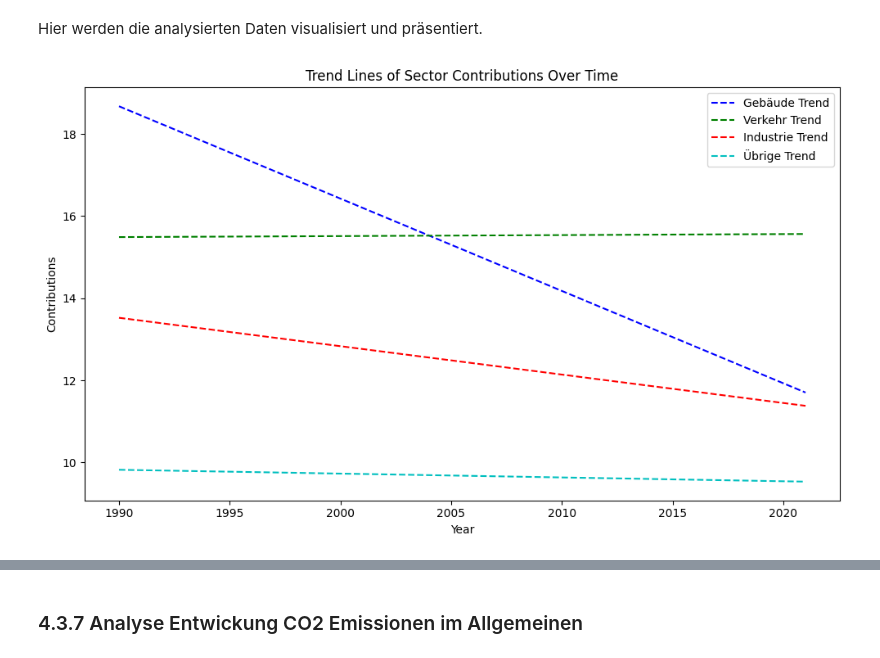
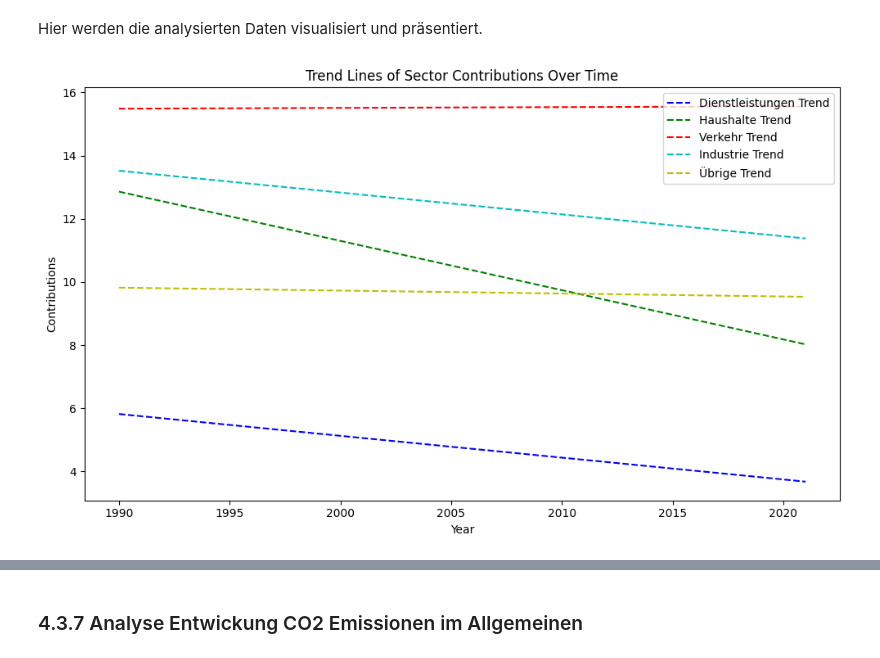
Before and after one commit to michaelzimmermannstudhslu/BINA_2024_energy_research, a Jupyter notebook: bina_casestudy_adhumezi.ipynb, the cells around one changed output, grey strips where cells are left out. Cells and saved outputs as stored; diff of their text form; code cells hidden in the pictures.

```diff
--- a/bina_casestudy_adhumezi.ipynb
+++ b/bina_casestudy_adhumezi.ipynb
@@ -384,0 +502,11 @@ RangeIndex(start=0, stop=32, step=1)
+# %%
+# Versuch, die CO2-Emissionsdaten nach Sektoren aus einer CSV-Datei zu laden und zu inspizieren. Die Funktion 'load_and_inspect_data'
+# wird aufgerufen mit den Informationen, die in 'CO2Ausstoss_Sektoren_file_info' gespeichert sind. Diese Informationen beinhalten
+# den Dateinamen und die erwarteten Spalten, in diesem Fall 'Jahr', welche die jährlichen Daten zu den CO2-Emissionen nach verschiedenen Sektoren enthält.
+# Die Funktion überprüft, ob die Spalte 'Jahr' im DataFrame vorhanden ist und ob sie eindeutige Werte enthält.
+# Falls während des Ladeprozesses ein Fehler auftritt, wie zum Beispiel das Fehlen der erwarteten Spalte, wird eine ValueError-Ausnahme
+# ausgelöst und die entsprechende Fehlermeldung wird ausgegeben.
+try:
+    CO2Ausstoss_Sektoren = load_and_inspect_data(CO2Ausstoss_Sektoren_file_info)
+except ValueError as e:
+    print(e)
@@ -452,13 +598,14 @@ CO2_SCHEMA = Schema([
 # Definition des Schemas für CO2-Emissionsdaten über verschiedene Sektoren hinweg
 CO2_SECTOR_SCHEMA = Schema([
     Column('Jahr', [CanConvertValidation(int), InRangeValidation(1980, 2024)]),
-    Column('Gebäude', [CanConvertValidation(float), InRangeValidation(0, float('inf'))]),
+    Column('Dienstleistungen', [CanConvertValidation(float), InRangeValidation(0, float('inf'))]),
+    Column('Haushalte', [CanConvertValidation(float), InRangeValidation(0, float('inf'))]),
     Column('Verkehr', [CanConvertValidation(float), InRangeValidation(0, float('inf'))]),
     Column('Industrie', [CanConvertValidation(float), InRangeValidation(0, float('inf'))]),
     Column('Übrige', [CanConvertValidation(float), InRangeValidation(0, float('inf'))])
 ])
 
-def validate_and_clean_dataframe(df, schema):
+def validate_and_clean_dataframe(df: pd.DataFrame, schema: Schema):
     """
     Überprüft und bereinigt einen DataFrame basierend auf einem gegebenen Schema. Entfernt Spalten, die nicht im Schema definiert sind.
 
@@ -494,3 +641,22 @@ def validate_dataframe(df: pd.DataFrame, schema: Schema):
         raise ValueError(f"Validation errors occurred:\n{error_messages}")  # Wirf eine Ausnahme mit allen Fehlermeldungen
     else:
         print("Alle Daten sind gültig.")  # Bestätigung, dass alle Daten gültig sind, wenn keine Fehler gefunden wurden
+
+def report_nan_values(df):
+  """
+  Erstellt einen Bericht über NaN-Werte in einem DataFrame und gibt den gesamten Eintrag für jede Zeile mit NaN-Werten aus.
+
+  Parameter:
+  df (pd.DataFrame): Der DataFrame, der überprüft werden soll.
+
+  Rückgabe:
+  None
+  """
+  nan_rows = df[df.isnull().any(axis=1)]
+
+  if len(nan_rows) == 0:
+      print("Der DataFrame enthält keine NaN-Werte.")
+  else:
+      print("Der DataFrame enthält NaN-Werte. Hier sind die betroffenen Zeilen:")
+      for index, row in nan_rows.iterrows():
+          print(row)
@@ -1976,25 +2446,25 @@ Hier werden die analysierten Daten visualisiert und präsentiert.
 # %%
 # Plotting
 plt.figure(figsize=(10, 6))
 
 # Colors for each sector
-colors = ['b', 'g', 'r', 'c']
+colors = ['b', 'g', 'r', 'c', 'y']
 years = np.arange(len(CO2Ausstoss_Sektoren))
 
 # Add trend lines for each sector
 for column, color in zip(CO2Ausstoss_Sektoren.columns, colors):
     z = np.polyfit(years, CO2Ausstoss_Sektoren[column], 1)  # Linear trend line
     p = np.poly1d(z)
     plt.plot(CO2Ausstoss_Sektoren.index, p(years), label=f'{column} Trend', color=color, linestyle='--')
 
 plt.title('Trend Lines of Sector Contributions Over Time')
 plt.xlabel('Year')
 plt.ylabel('Contributions')
 plt.legend()
 plt.tight_layout()
 plt.show()
 # %% [output]
-[figure, old version]
+[figure, new version]
 # %%
 # Plotting the area chart
 fig, ax = plt.subplots(figsize=(10, 6))
```
Also changed, not shown: parts of 43 cells of this notebook.
